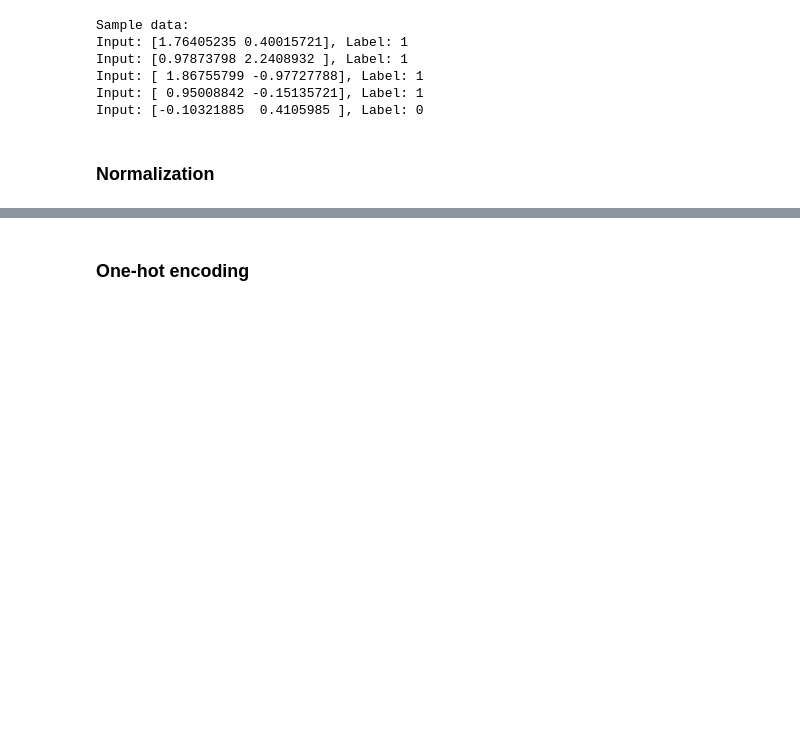
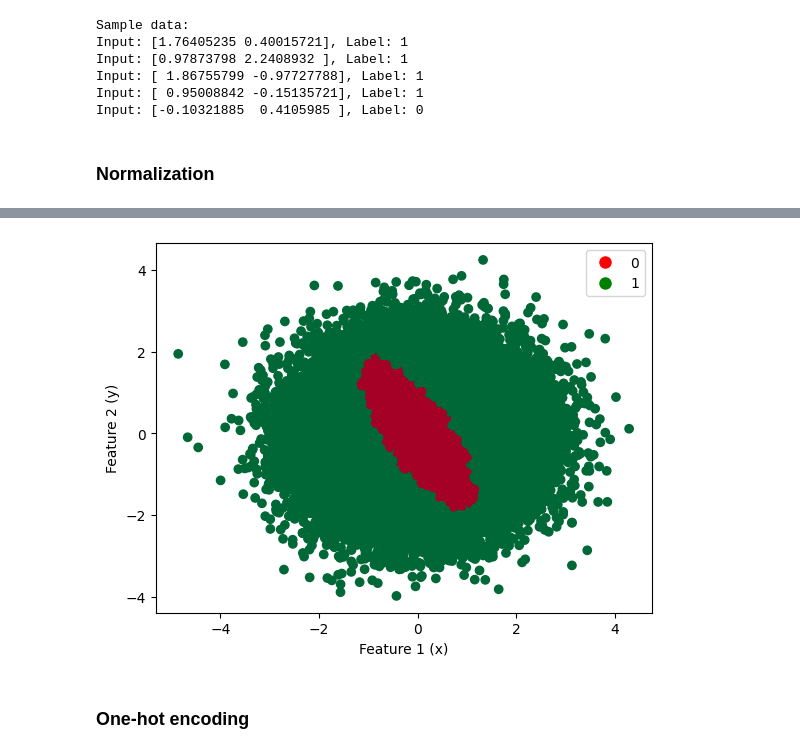
Before and after one commit to michelexyz/deeplearning_assignments, a Jupyter notebook: Assigment1/assigment.ipynb, the cells around one changed output, grey strips where cells are left out. Saved outputs shown, nothing was run; the diff lists cells and outputs as text; code cells hidden in the pictures; blank space fills up the shorter version.

```diff
--- a/Assigment1/assigment.ipynb
+++ b/Assigment1/assigment.ipynb
@@ -407,3 +442,22 @@ plt.show()
+# %%
+# do the same as above with the original data
+
+plt.scatter(xtrain[:, 0], xtrain[:, 1], c=ytrain, cmap='RdYlGn')
+
+plt.legend(handles=[plt.Line2D([0], [0], marker='o', color='w', label='0', markerfacecolor='r', markersize=10),
+
+                    plt.Line2D([0], [0], marker='o', color='w', label='1', markerfacecolor='g', markersize=10)])
+
+# add labels to the axes
+
+plt.xlabel("Feature 1 (x)")
+
+plt.ylabel("Feature 2 (y)")
+
+
+plt.show()
+# %% [output]
+[figure, added]
 # %% [markdown]
 ### One-hot encoding
 # %%
```
Also changed, not shown: parts of 23 cells of this notebook, 4 other files.
